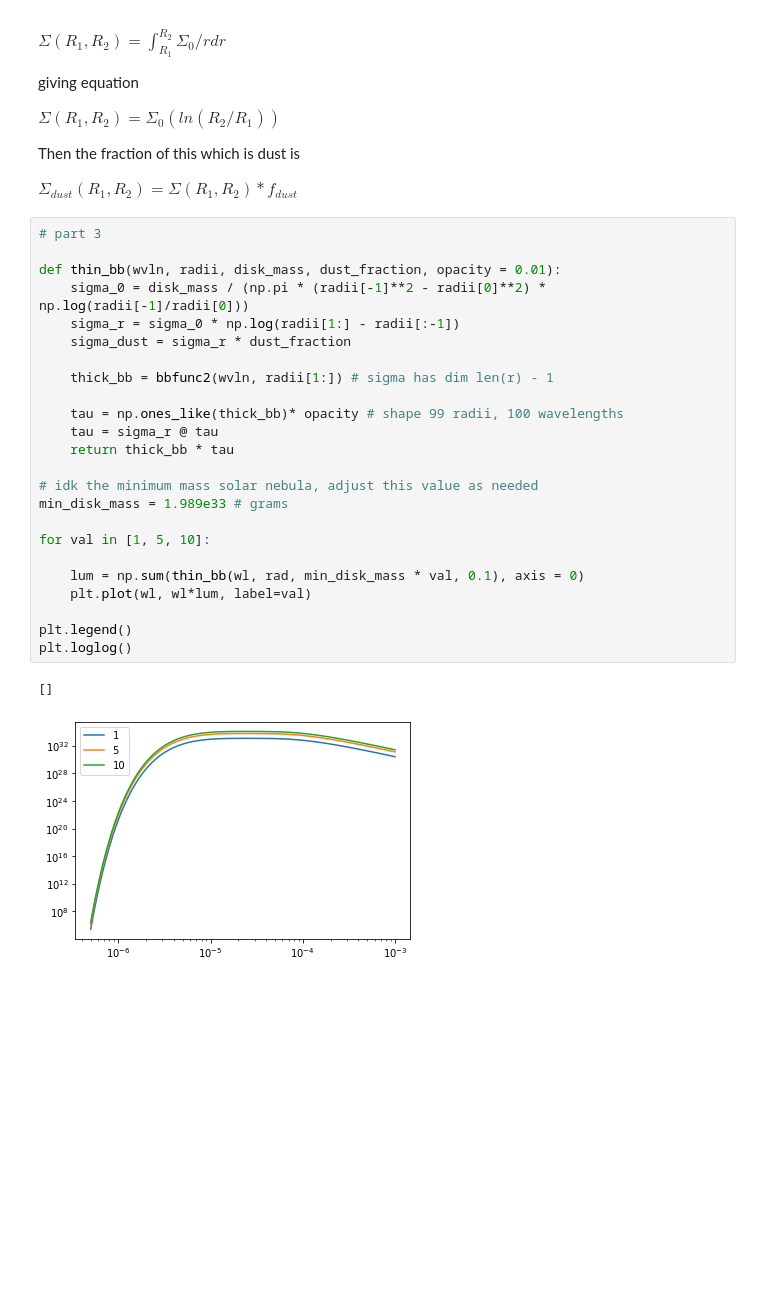
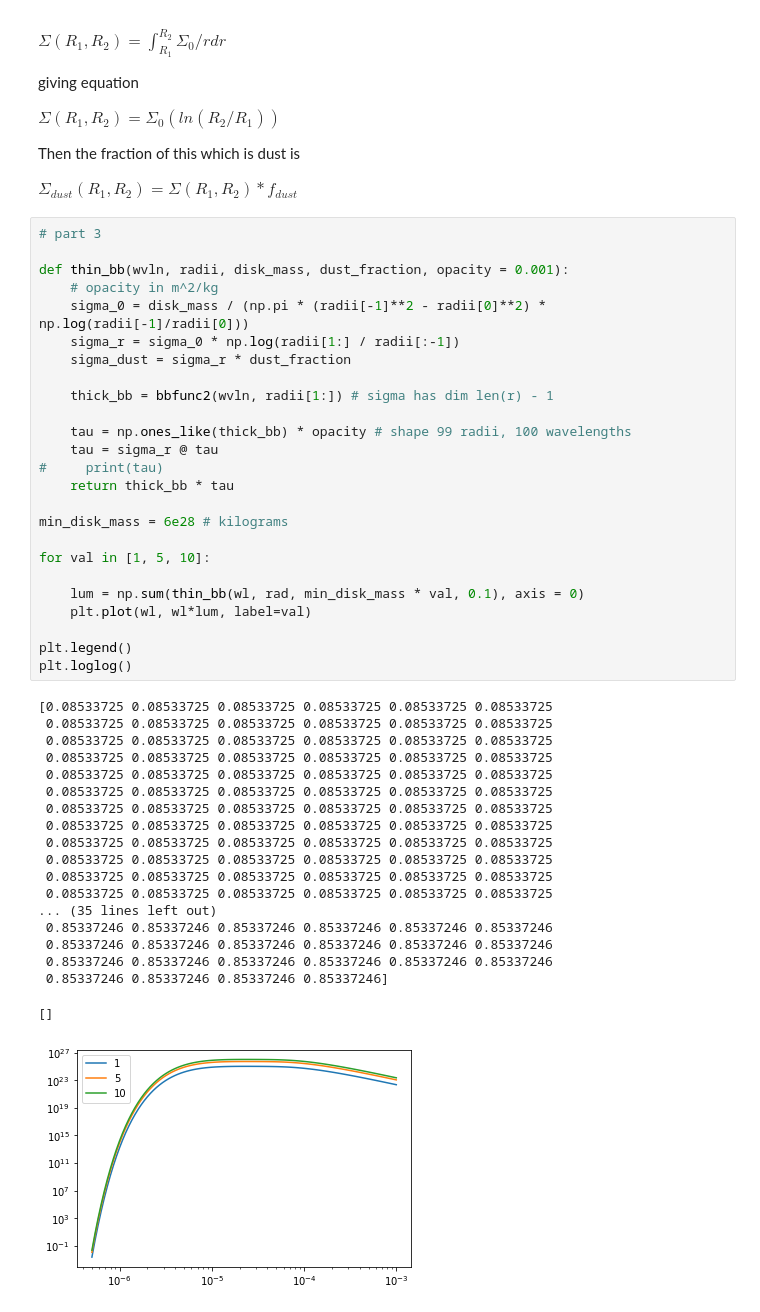
Before and after one commit to calvinosinga/protoexo, a Jupyter notebook: exoproj.ipynb, the cells around one changed output. Cells and saved outputs as stored; diff of their text form; blank space fills up the shorter version.

```diff
--- a/exoproj.ipynb
+++ b/exoproj.ipynb
@@ -164,27 +164,45 @@ $\Sigma_{dust}(R_1, R_2) = \Sigma(R_1, R_2) * f_{dust}$
 # %%
 # part 3
 
-def thin_bb(wvln, radii, disk_mass, dust_fraction, opacity = 0.01):
+def thin_bb(wvln, radii, disk_mass, dust_fraction, opacity = 0.001):
+    # opacity in m^2/kg
     sigma_0 = disk_mass / (np.pi * (radii[-1]**2 - radii[0]**2) * np.log(radii[-1]/radii[0]))
-    sigma_r = sigma_0 * np.log(radii[1:] - radii[:-1])
+    sigma_r = sigma_0 * np.log(radii[1:] / radii[:-1])
     sigma_dust = sigma_r * dust_fraction
 
     thick_bb = bbfunc2(wvln, radii[1:]) # sigma has dim len(r) - 1
 
-    tau = np.ones_like(thick_bb)* opacity # shape 99 radii, 100 wavelengths
+    tau = np.ones_like(thick_bb) * opacity # shape 99 radii, 100 wavelengths
     tau = sigma_r @ tau
+#     print(tau)
     return thick_bb * tau
 
-# idk the minimum mass solar nebula, adjust this value as needed
-min_disk_mass = 1.989e33 # grams
+min_disk_mass = 6e28 # kilograms
 
 for val in [1, 5, 10]:
 
     lum = np.sum(thin_bb(wl, rad, min_disk_mass * val, 0.1), axis = 0)
     plt.plot(wl, wl*lum, label=val)
 
 plt.legend()
 plt.loglog()
 # %% [output]
-[]
+[0.08533725 0.08533725 0.08533725 0.08533725 0.08533725 0.08533725
+ 0.08533725 0.08533725 0.08533725 0.08533725 0.08533725 0.08533725
+ 0.08533725 0.08533725 0.08533725 0.08533725 0.08533725 0.08533725
+ 0.08533725 0.08533725 0.08533725 0.08533725 0.08533725 0.08533725
+ 0.08533725 0.08533725 0.08533725 0.08533725 0.08533725 0.08533725
+ 0.08533725 0.08533725 0.08533725 0.08533725 0.08533725 0.08533725
+ 0.08533725 0.08533725 0.08533725 0.08533725 0.08533725 0.08533725
+ 0.08533725 0.08533725 0.08533725 0.08533725 0.08533725 0.08533725
+ 0.08533725 0.08533725 0.08533725 0.08533725 0.08533725 0.08533725
+ 0.08533725 0.08533725 0.08533725 0.08533725 0.08533725 0.08533725
+ 0.08533725 0.08533725 0.08533725 0.08533725 0.08533725 0.08533725
+ 0.08533725 0.08533725 0.08533725 0.08533725 0.08533725 0.08533725
+... (35 lines left out)
+ 0.85337246 0.85337246 0.85337246 0.85337246 0.85337246 0.85337246
+ 0.85337246 0.85337246 0.85337246 0.85337246 0.85337246 0.85337246
+ 0.85337246 0.85337246 0.85337246 0.85337246 0.85337246 0.85337246
+ 0.85337246 0.85337246 0.85337246 0.85337246]
+[]
-[figure, old version]
+[figure, new version]
```
